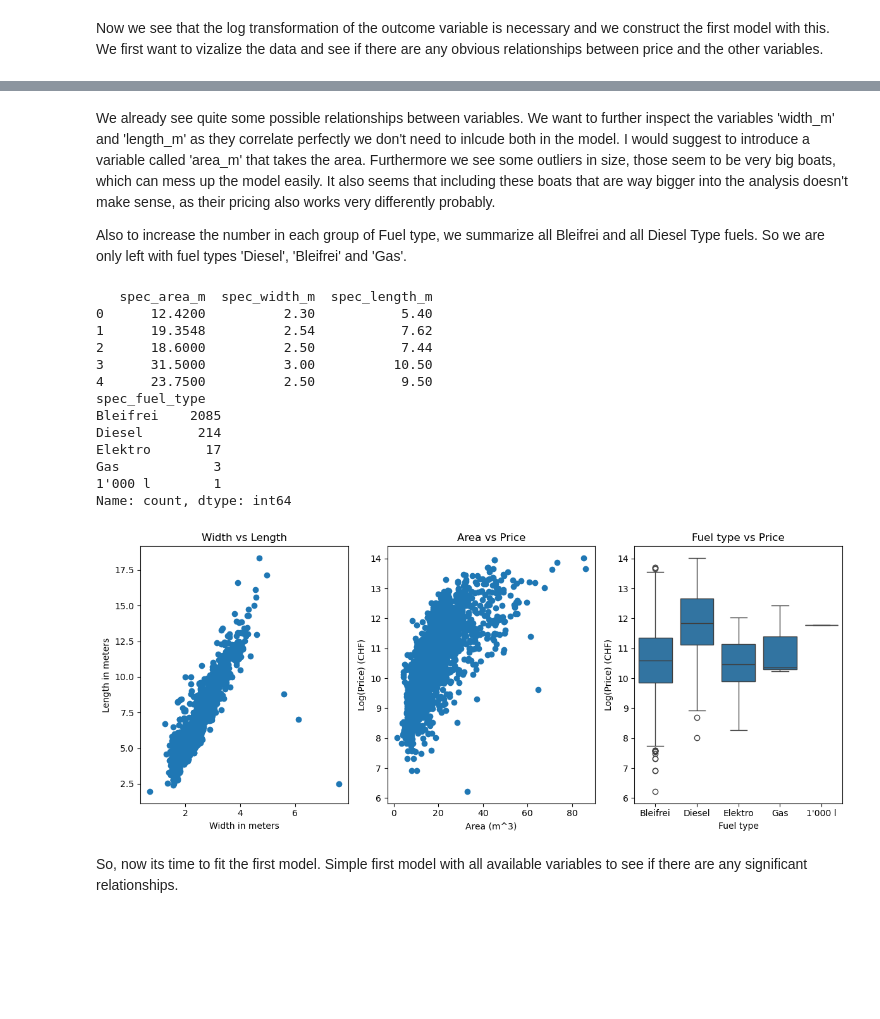
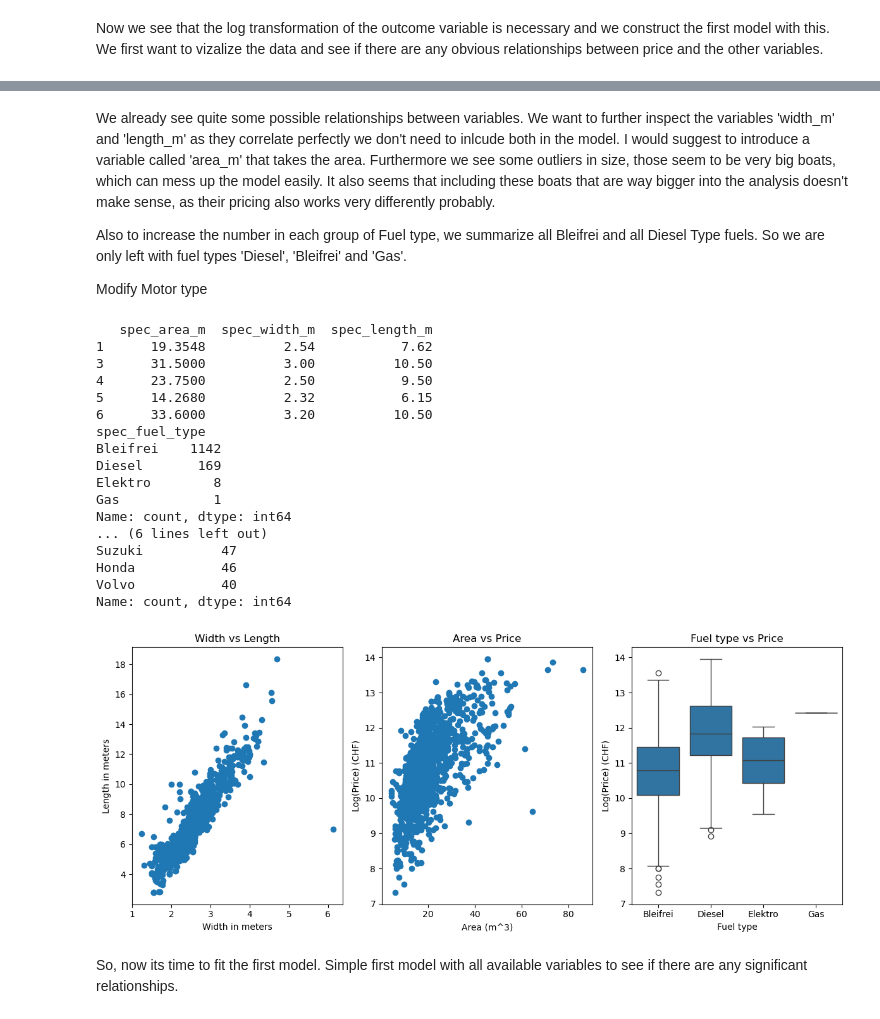
Before and after one commit to ledostxx/boat-valuation, a Jupyter notebook: new_structure/hedonic_model.ipynb, the cells around one changed output, grey strips where cells are left out. Cells and saved outputs as stored; diff of their text form; code cells hidden in the pictures; blank space fills up the shorter version.

```diff
--- a/new_structure/hedonic_model.ipynb
+++ b/new_structure/hedonic_model.ipynb
@@ -237,59 +143,84 @@ plt.show()
 We already see quite some possible relationships between variables. We want to further inspect the variables 'width_m' and 'length_m' as they correlate perfectly we don't need to inlcude both in the model. I would suggest to introduce a variable called 'area_m' that takes the area. Furthermore we see some outliers in size, those seem to be very big boats, which can mess up the model easily. It also seems that including these boats that are way bigger into the analysis doesn't make sense, as their pricing also works very differently probably.
 
 Also to increase the number in each group of Fuel type, we summarize all Bleifrei and all Diesel Type fuels. So we are only left with fuel types 'Diesel', 'Bleifrei' and 'Gas'.
+
+Modify Motor type
 # %%
 # Exclude outliers in size
-df = df[df['spec_width_m'] < 150]
-df['spec_area_m'] = df['spec_width_m'] * df['spec_length_m']
-print(df[['spec_area_m', 'spec_width_m', 'spec_length_m']].head())
+df_clean = df_clean[df_clean['spec_width_m'] < 150]
+df_clean['spec_area_m'] = df_clean['spec_width_m'] * df_clean['spec_length_m']
+print(df_clean[['spec_area_m', 'spec_width_m', 'spec_length_m']].head())
 
 # Standardize 'Bleifrei' and 'Diesel' labels
-df['spec_fuel_type'] = df['spec_fuel_type'].replace(
+df_clean['spec_fuel_type'] = df_clean['spec_fuel_type'].replace(
     to_replace={r".*Bleifrei.*": "Bleifrei", r".*Diesel.*": "Diesel"},
     regex=True
 )
-print(df['spec_fuel_type'].value_counts())
+print(df_clean['spec_fuel_type'].value_counts())
 
-# Check Plots again
+# Gneralize motors to only manufacturers
+# Define known constructors (you could expand this list)
+constructors = ['Volvo Penta', 'Yamaha', 'Mercruiser', 'Mercury', 'Suzuki', 'Honda', 'Volvo']
+
+# Function to extract constructor name from full motor string
+def extract_constructor(motor):
+    if pd.isna(motor):
+        return "other"
+    for brand in constructors:
+        if motor.startswith(brand):
+            return brand
+    return "other"
+
+# Apply to your dataframe
+df_clean['motor_constructor'] = df_clean['spec_motor'].apply(extract_constructor)
+
+# Optionally inspect result
+print(df_clean['motor_constructor'].value_counts())
+
+
 # Create side-by-side plots
 fig, axes = plt.subplots(1, 3, figsize=(12, 5))
 
 # Length vs Width
-axes[0].scatter(x=df['spec_width_m'], y=df['spec_length_m'])
+axes[0].scatter(x=df_clean['spec_width_m'], y=df_clean['spec_length_m'])
 axes[0].set_xlabel("Width in meters")
 axes[0].set_ylabel("Length in meters")
 axes[0].set_title("Width vs Length")
 
 # Area vs Price
-axes[1].scatter(x=df['spec_area_m'], y=df["log_spec_price_chf"])
+axes[1].scatter(x=df_clean['spec_area_m'], y=df_clean["log_spec_price_chf"])
 axes[1].set_xlabel("Area (m^3)")
 axes[1].set_ylabel("Log(Price) (CHF)")
 axes[1].set_title("Area vs Price")
 
 # Area vs Price
-sns.boxplot(data=df, x='spec_fuel_type', y="log_spec_price_chf", ax=axes[2])
+sns.boxplot(data=df_clean, x='spec_fuel_type', y="log_spec_price_chf", ax=axes[2])
 axes[2].set_xlabel("Fuel type")
 axes[2].set_ylabel("Log(Price) (CHF)")
 axes[2].set_title("Fuel type vs Price")
 
 # Adjust layout
 plt.tight_layout()
 plt.show()
 # %% [output]
    spec_area_m  spec_width_m  spec_length_m
-0      12.4200          2.30           5.40
 1      19.3548          2.54           7.62
-2      18.6000          2.50           7.44
 3      31.5000          3.00          10.50
 4      23.7500          2.50           9.50
+5      14.2680          2.32           6.15
+6      33.6000          3.20          10.50
 spec_fuel_type
-Bleifrei    2085
-Diesel       214
-Elektro       17
-Gas            3
-1'000 l        1
+Bleifrei    1142
+Diesel       169
+Elektro        8
+Gas            1
 Name: count, dtype: int64
+... (6 lines left out)
+Suzuki          47
+Honda           46
+Volvo           40
+Name: count, dtype: int64
-[figure, old version]
+[figure, new version]
 # %% [markdown]
 So, now its time to fit the first model. Simple first model with all available variables to see if there are any significant relationships.
 # %%
```
Also changed, not shown: parts of 13 cells of this notebook.
